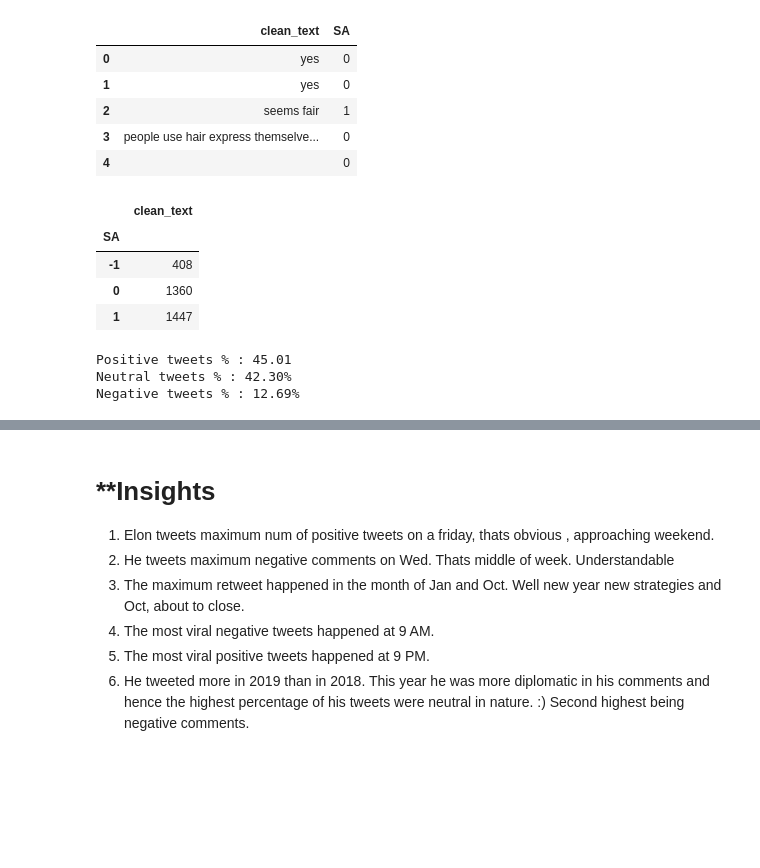
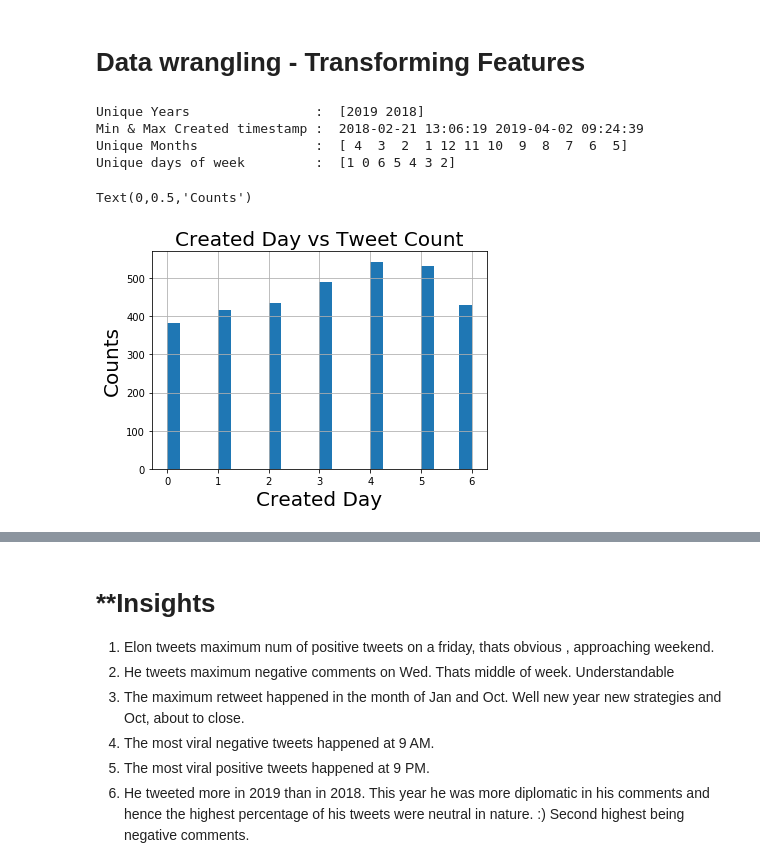
Before and after one commit to RahulTechTutorials/MachineLearningwithPython, a Jupyter notebook: Sentiment_Analysis/Sentiment_Analysis_Elon_musk.ipynb, the cells around one changed output, grey strips where cells are left out. Cells and saved outputs as stored; diff of their text form; code cells hidden in the pictures; blank space fills up the shorter version.

```diff
--- a/Sentiment_Analysis/Sentiment_Analysis_Elon_musk.ipynb
+++ b/Sentiment_Analysis/Sentiment_Analysis_Elon_musk.ipynb
@@ -186,2 +104,0 @@ elon_tweet['created_dayofweek'].hist(bins=24)
-# %%
-elon_tweet['created_date']=elon_tweet['created_at'].dt.date
@@ -327,17 +104,0 @@ array([ 0,  1, -1])
-# %%
-elon_tweet[['clean_text','SA']].head()
-# %% [output]
-|  | clean_text | SA |
-| 0 | yes | 0 |
-| 1 | yes | 0 |
-| 2 | seems fair | 1 |
-| 3 | people use hair express themselve... | 0 |
-| 4 |  | 0 |
-# %%
-elon_tweet[['clean_text','SA']].groupby(by = 'SA').count()
-# %% [output]
-|  | clean_text |
-| SA |  |
-| -1 | 408 |
-| 0 | 1360 |
-| 1 | 1447 |
@@ -348,8 +105,24 @@ neg_tweet = elon_tweet.loc[elon_tweet.SA == -1]
-# %%
-print('Positive tweets % : {0:.2f}'.format(len(pos_tweet) * 100 /len(elon_tweet)))
-print('Neutral tweets % : {0:.2f}%'.format(len(neu_tweet) * 100 /len(elon_tweet)))
-print('Negative tweets % : {0:.2f}%'.format(len(neg_tweet) * 100 /len(elon_tweet)))
-# %% [output]
-Positive tweets % : 45.01
-Neutral tweets % : 42.30%
-Negative tweets % : 12.69%
+# %% [markdown]
+# Data wrangling - Transforming Features
+# %%
+elon_tweet['created_year'] = elon_tweet['created_at'].dt.year
+elon_tweet['created_month']=elon_tweet['created_at'].dt.month
+elon_tweet['created_dayofweek']=elon_tweet['created_at'].dt.dayofweek
+elon_tweet['created_day_name']=elon_tweet['created_at'].dt.weekday_name
+
+print('Unique Years                : ',elon_tweet['created_year'].unique())
+print('Min & Max Created timestamp : ',min(elon_tweet['created_at']),max(elon_tweet['created_at']))
+print('Unique Months               : ',elon_tweet['created_month'].unique())
+print('Unique days of week         : ',elon_tweet['created_dayofweek'].unique())
+
+elon_tweet['created_dayofweek'].hist(bins=24)
+plt.title('Created Day vs Tweet Count',{'fontsize' : 20})
+plt.xlabel('Created Day',{'fontsize': 20})
+plt.ylabel('Counts',{'fontsize': 20})
+# %% [output]
+Unique Years                :  [2019 2018]
+Min & Max Created timestamp :  2018-02-21 13:06:19 2019-04-02 09:24:39
+Unique Months               :  [ 4  3  2  1 12 11 10  9  8  7  6  5]
+Unique days of week         :  [1 0 6 5 4 3 2]
+Text(0,0.5,'Counts')
+[figure, added]
```
Also changed, not shown: parts of 95 cells of this notebook.
